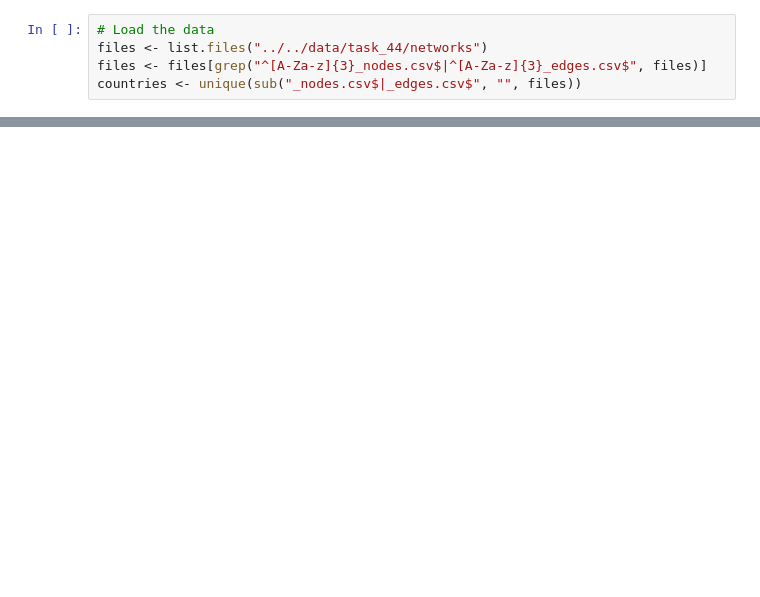
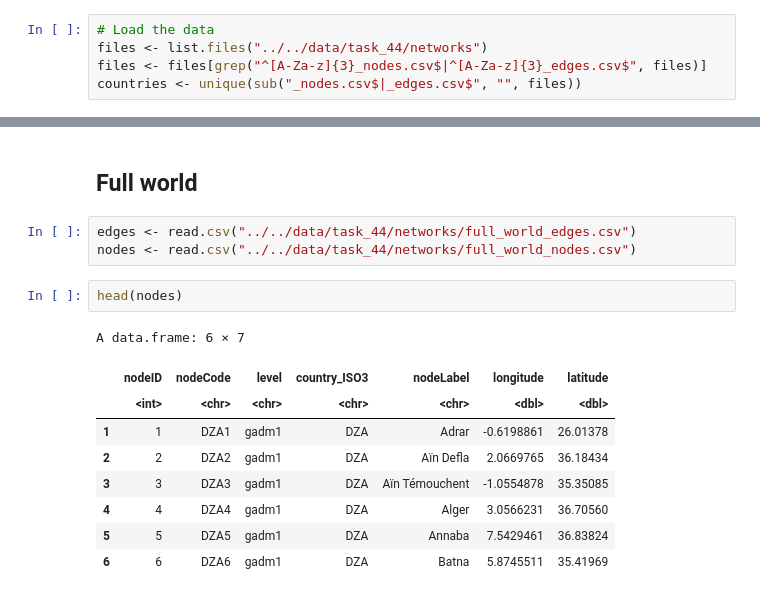
Before and after one commit to paololapo/ComplexNetworks_projects, a Jupyter notebook: code/task_44/Network_comparison.ipynb, the cells around one changed output, grey strips where cells are left out. Saved outputs shown, nothing was run; the diff lists cells and outputs as text; blank space fills up the shorter version.

Commit message:
network comparison

```diff
--- a/code/task_44/Network_comparison.ipynb
+++ b/code/task_44/Network_comparison.ipynb
@@ -57,0 +101,17 @@ plot(nodes_count$n_nodes, nodes_count$count, type = "o", xlab = "Number of nodes
+# %% [markdown]
+## Full world
+# %%
+edges <- read.csv("../../data/task_44/networks/full_world_edges.csv")
+nodes <- read.csv("../../data/task_44/networks/full_world_nodes.csv")
+# %%
+head(nodes)
+# %% [output]
+A data.frame: 6 × 7
+|  | nodeID | nodeCode | level | country_ISO3 | nodeLabel | longitude | latitude |
+|  | <int> | <chr> | <chr> | <chr> | <chr> | <dbl> | <dbl> |
+| 1 | 1 | DZA1 | gadm1 | DZA | Adrar | -0.6198861 | 26.01378 |
+| 2 | 2 | DZA2 | gadm1 | DZA | Aïn Defla | 2.0669765 | 36.18434 |
+| 3 | 3 | DZA3 | gadm1 | DZA | Aïn Témouchent | -1.0554878 | 35.35085 |
+| 4 | 4 | DZA4 | gadm1 | DZA | Alger | 3.0566231 | 36.70560 |
+| 5 | 5 | DZA5 | gadm1 | DZA | Annaba | 7.5429461 | 36.83824 |
+| 6 | 6 | DZA6 | gadm1 | DZA | Batna | 5.8745511 | 35.41969 |
```
Also changed, not shown: parts of 11 cells of this notebook, 1 other file.
